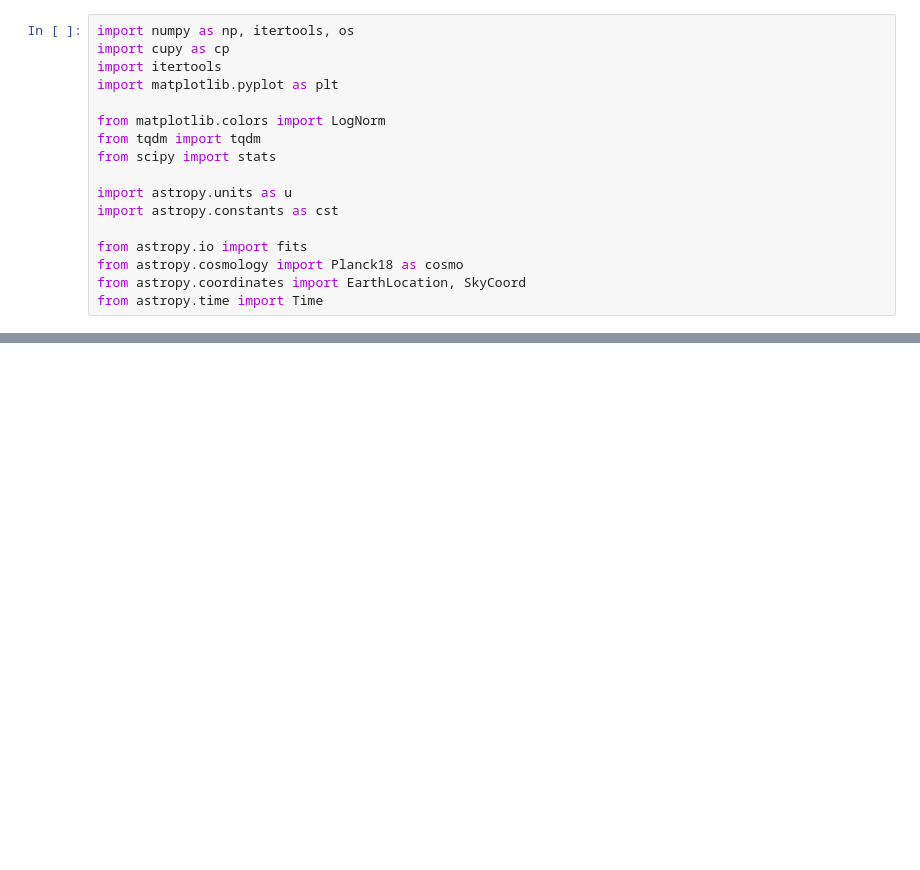
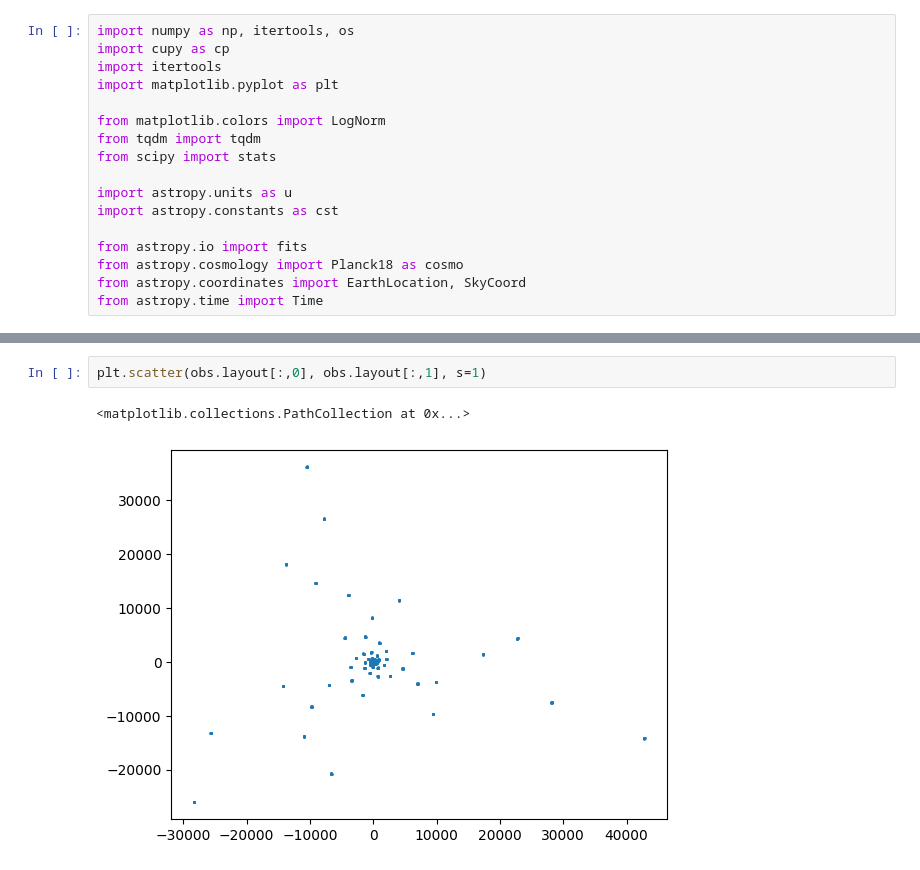
Before and after one commit to micbia/mirto, a Jupyter notebook: run_mirto.ipynb, the cells around one changed output, grey strips where cells are left out. Cells and saved outputs as stored; diff of their text form; blank space fills up the shorter version.

```diff
--- a/run_mirto.ipynb
+++ b/run_mirto.ipynb
@@ -69,3 +145,8 @@ Number of time steps :  1440
+# %%
+plt.scatter(obs.layout[:,0], obs.layout[:,1], s=1)
+# %% [output]
+<matplotlib.collections.PathCollection at 0x...>
+[figure, added]
 # %%
 plt.hist(uv_length, bins=200);
 plt.xlabel(r'$|U| = \sqrt{u^2 + v^2}$'), plt.ylabel('Baseline distribution')
```
Also changed, not shown: parts of 23 cells of this notebook, 2 other files.
